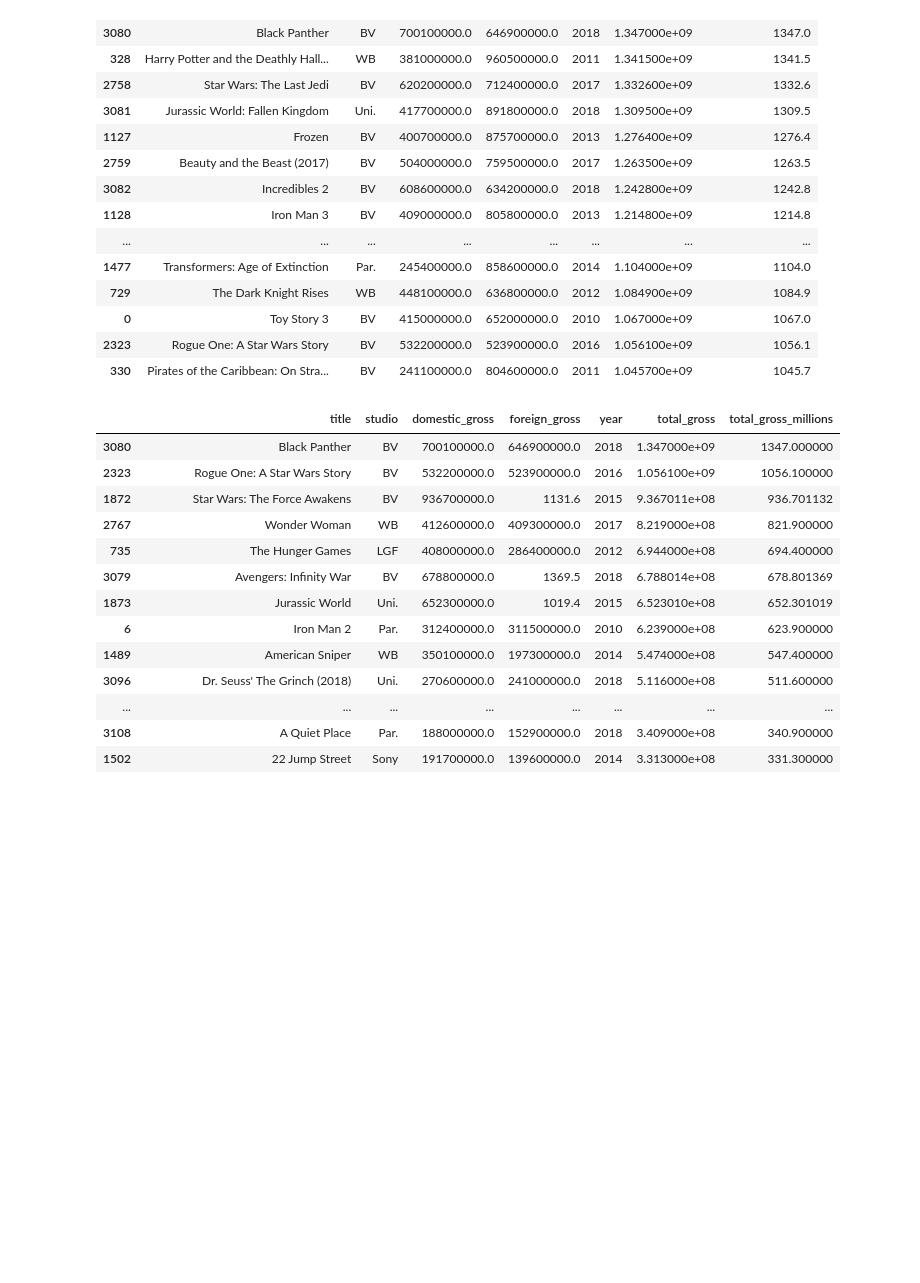
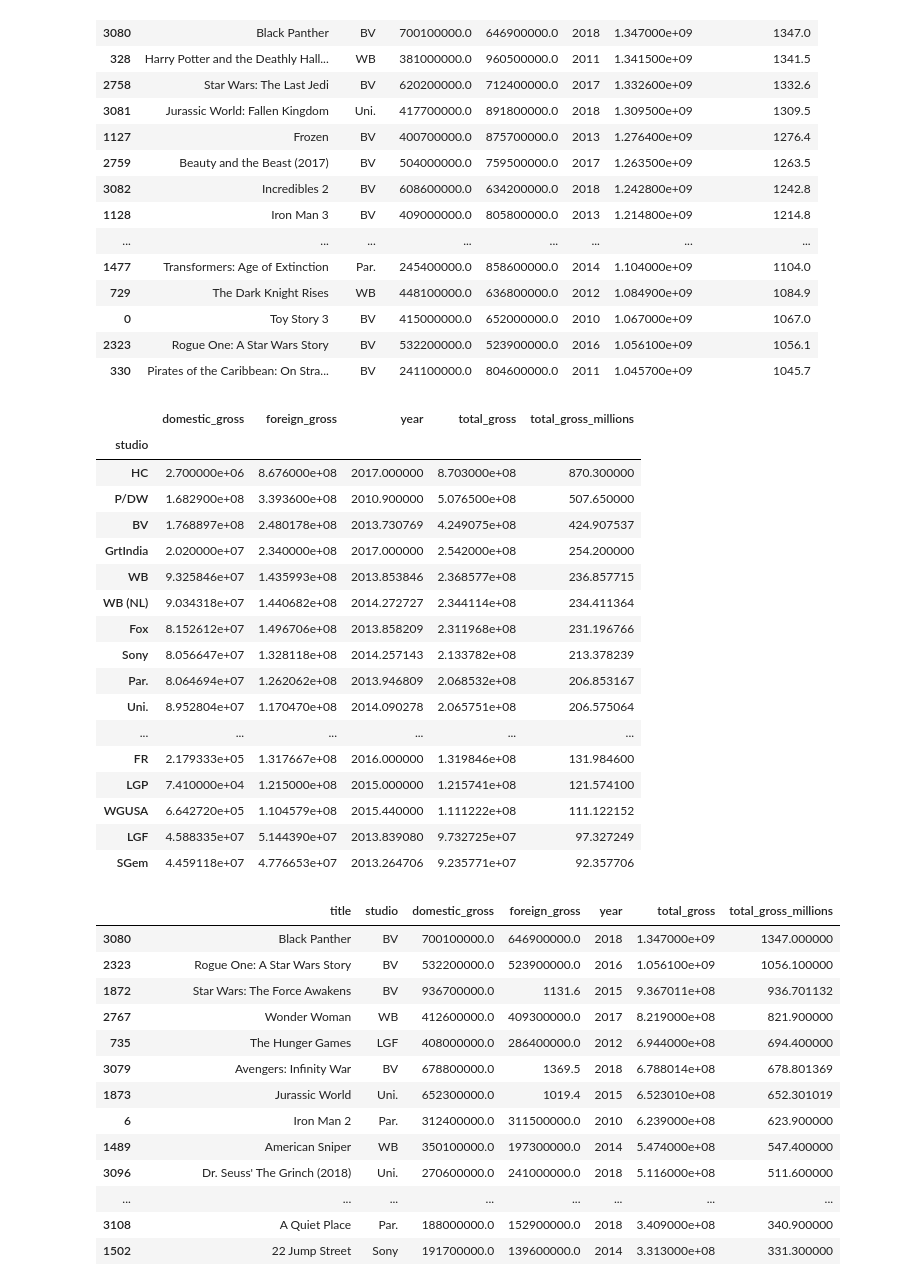
Before and after one commit to learn-co-curriculum/dsc-phase-1-project, a Jupyter notebook: BOM Scratchbook.ipynb, the cells around one changed output. Drawn from its saved outputs; the diff is of its cells as text; code cells hidden in the pictures; blank space fills up the shorter version.

```diff
--- a/BOM Scratchbook.ipynb
+++ b/BOM Scratchbook.ipynb
@@ -188,6 +188,30 @@ bom_dropped.head(20)
 | 0 | Toy Story 3 | BV | 415000000.0 | 652000000.0 | 2010 | 1.067000e+09 | 1067.0 |
 | 2323 | Rogue One: A Star Wars Story | BV | 532200000.0 | 523900000.0 | 2016 | 1.056100e+09 | 1056.1 |
 | 330 | Pirates of the Caribbean: On Stra... | BV | 241100000.0 | 804600000.0 | 2011 | 1.045700e+09 | 1045.7 |
+# %%
+studio_revenue_df = bom_dropped.groupby('studio').mean()
+studio_revenue_df = studio_revenue_df.sort_values(by='total_gross_millions', ascending=False)
+# %%
+studio_revenue_df.head(20)
+# %% [output]
+|  | domestic_gross | foreign_gross | year | total_gross | total_gross_millions |
+| studio |  |  |  |  |  |
+| HC | 2.700000e+06 | 8.676000e+08 | 2017.000000 | 8.703000e+08 | 870.300000 |
+| P/DW | 1.682900e+08 | 3.393600e+08 | 2010.900000 | 5.076500e+08 | 507.650000 |
+| BV | 1.768897e+08 | 2.480178e+08 | 2013.730769 | 4.249075e+08 | 424.907537 |
+| GrtIndia | 2.020000e+07 | 2.340000e+08 | 2017.000000 | 2.542000e+08 | 254.200000 |
+| WB | 9.325846e+07 | 1.435993e+08 | 2013.853846 | 2.368577e+08 | 236.857715 |
+| WB (NL) | 9.034318e+07 | 1.440682e+08 | 2014.272727 | 2.344114e+08 | 234.411364 |
+| Fox | 8.152612e+07 | 1.496706e+08 | 2013.858209 | 2.311968e+08 | 231.196766 |
+| Sony | 8.056647e+07 | 1.328118e+08 | 2014.257143 | 2.133782e+08 | 213.378239 |
+| Par. | 8.064694e+07 | 1.262062e+08 | 2013.946809 | 2.068532e+08 | 206.853167 |
+| Uni. | 8.952804e+07 | 1.170470e+08 | 2014.090278 | 2.065751e+08 | 206.575064 |
+| ... | ... | ... | ... | ... | ... |
+| FR | 2.179333e+05 | 1.317667e+08 | 2016.000000 | 1.319846e+08 | 131.984600 |
+| LGP | 7.410000e+04 | 1.215000e+08 | 2015.000000 | 1.215741e+08 | 121.574100 |
+| WGUSA | 6.642720e+05 | 1.104579e+08 | 2015.440000 | 1.111222e+08 | 111.122152 |
+| LGF | 4.588335e+07 | 5.144390e+07 | 2013.839080 | 9.732725e+07 | 97.327249 |
+| SGem | 4.459118e+07 | 4.776653e+07 | 2013.264706 | 9.235771e+07 | 92.357706 |
 # %%
 bom_dom_greater = bom_dropped[bom_dropped['domestic_gross'] > bom_dropped['foreign_gross']]
 bom_dom_greater.head(20)
```
Also changed, not shown: parts of 4 cells of this notebook, 4 other files.
